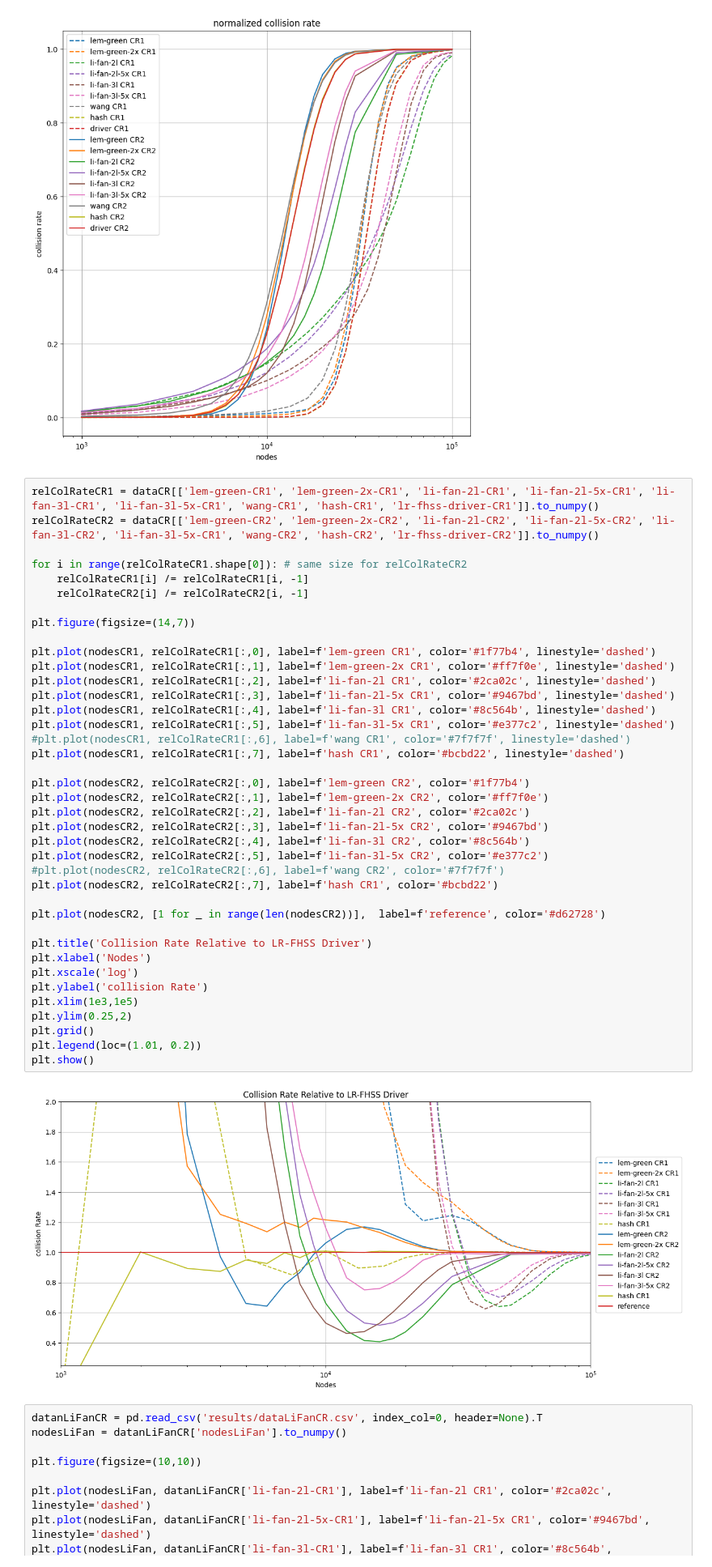
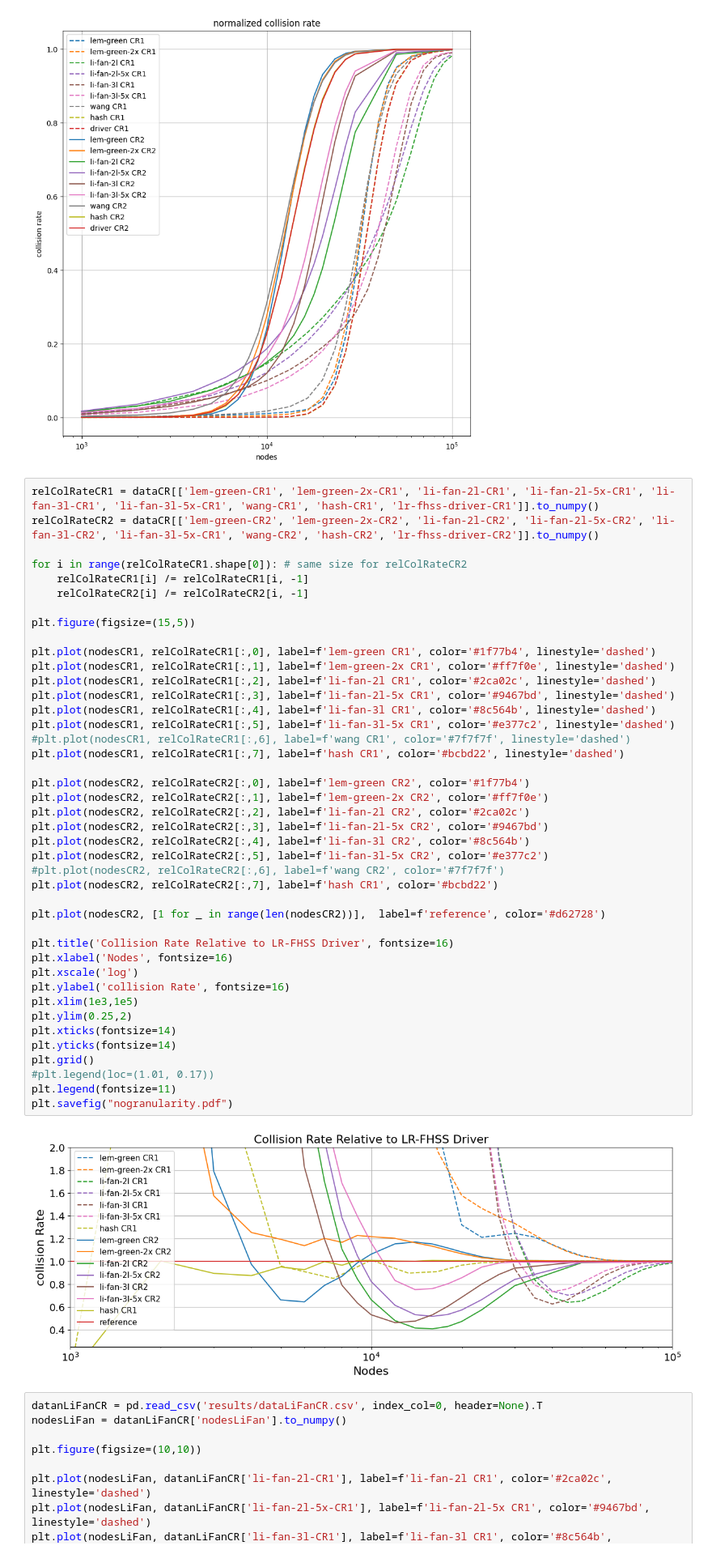
Before and after one commit to diegomm6/lr-fhss_seq-families, a Jupyter notebook: old/plots.ipynb, the cells around one changed output. Shown at 81% size. Cells and saved outputs as stored; diff of their text form.

```diff
--- a/old/plots.ipynb
+++ b/old/plots.ipynb
@@ -94,40 +94,43 @@ relColRateCR2 = dataCR[['lem-green-CR2', 'lem-green-2x-CR2', 'li-fan-2l-CR2', 'l
 for i in range(relColRateCR1.shape[0]): # same size for relColRateCR2
     relColRateCR1[i] /= relColRateCR1[i, -1]
     relColRateCR2[i] /= relColRateCR2[i, -1]
 
-plt.figure(figsize=(14,7))
+plt.figure(figsize=(15,5))
 
 plt.plot(nodesCR1, relColRateCR1[:,0], label=f'lem-green CR1', color='#1f77b4', linestyle='dashed')
 plt.plot(nodesCR1, relColRateCR1[:,1], label=f'lem-green-2x CR1', color='#ff7f0e', linestyle='dashed')
 plt.plot(nodesCR1, relColRateCR1[:,2], label=f'li-fan-2l CR1', color='#2ca02c', linestyle='dashed')
 plt.plot(nodesCR1, relColRateCR1[:,3], label=f'li-fan-2l-5x CR1', color='#9467bd', linestyle='dashed')
 plt.plot(nodesCR1, relColRateCR1[:,4], label=f'li-fan-3l CR1', color='#8c564b', linestyle='dashed')
 plt.plot(nodesCR1, relColRateCR1[:,5], label=f'li-fan-3l-5x CR1', color='#e377c2', linestyle='dashed')
 #plt.plot(nodesCR1, relColRateCR1[:,6], label=f'wang CR1', color='#7f7f7f', linestyle='dashed')
 plt.plot(nodesCR1, relColRateCR1[:,7], label=f'hash CR1', color='#bcbd22', linestyle='dashed')
 
 plt.plot(nodesCR2, relColRateCR2[:,0], label=f'lem-green CR2', color='#1f77b4')
 plt.plot(nodesCR2, relColRateCR2[:,1], label=f'lem-green-2x CR2', color='#ff7f0e')
 plt.plot(nodesCR2, relColRateCR2[:,2], label=f'li-fan-2l CR2', color='#2ca02c')
 plt.plot(nodesCR2, relColRateCR2[:,3], label=f'li-fan-2l-5x CR2', color='#9467bd')
 plt.plot(nodesCR2, relColRateCR2[:,4], label=f'li-fan-3l CR2', color='#8c564b')
 plt.plot(nodesCR2, relColRateCR2[:,5], label=f'li-fan-3l-5x CR2', color='#e377c2')
 #plt.plot(nodesCR2, relColRateCR2[:,6], label=f'wang CR2', color='#7f7f7f')
 plt.plot(nodesCR2, relColRateCR2[:,7], label=f'hash CR1', color='#bcbd22')
 
 plt.plot(nodesCR2, [1 for _ in range(len(nodesCR2))],  label=f'reference', color='#d62728')
 
-plt.title('Collision Rate Relative to LR-FHSS Driver')
-plt.xlabel('Nodes')
+plt.title('Collision Rate Relative to LR-FHSS Driver', fontsize=16)
+plt.xlabel('Nodes', fontsize=16)
 plt.xscale('log')
-plt.ylabel('collision Rate')
+plt.ylabel('collision Rate', fontsize=16)
 plt.xlim(1e3,1e5)
 plt.ylim(0.25,2)
+plt.xticks(fontsize=14)
+plt.yticks(fontsize=14)
 plt.grid()
-plt.legend(loc=(1.01, 0.2))
-plt.show()
+#plt.legend(loc=(1.01, 0.17))
+plt.legend(fontsize=11)
+plt.savefig("nogranularity.pdf")
 # %% [output]
-[figure, old version]
+[figure, new version]
 # %%
 datanLiFanCR = pd.read_csv('results/dataLiFanCR.csv', index_col=0, header=None).T
 nodesLiFan = datanLiFanCR['nodesLiFan'].to_numpy()
```
Also changed, not shown: parts of 2 cells of this notebook, 5 other files.
